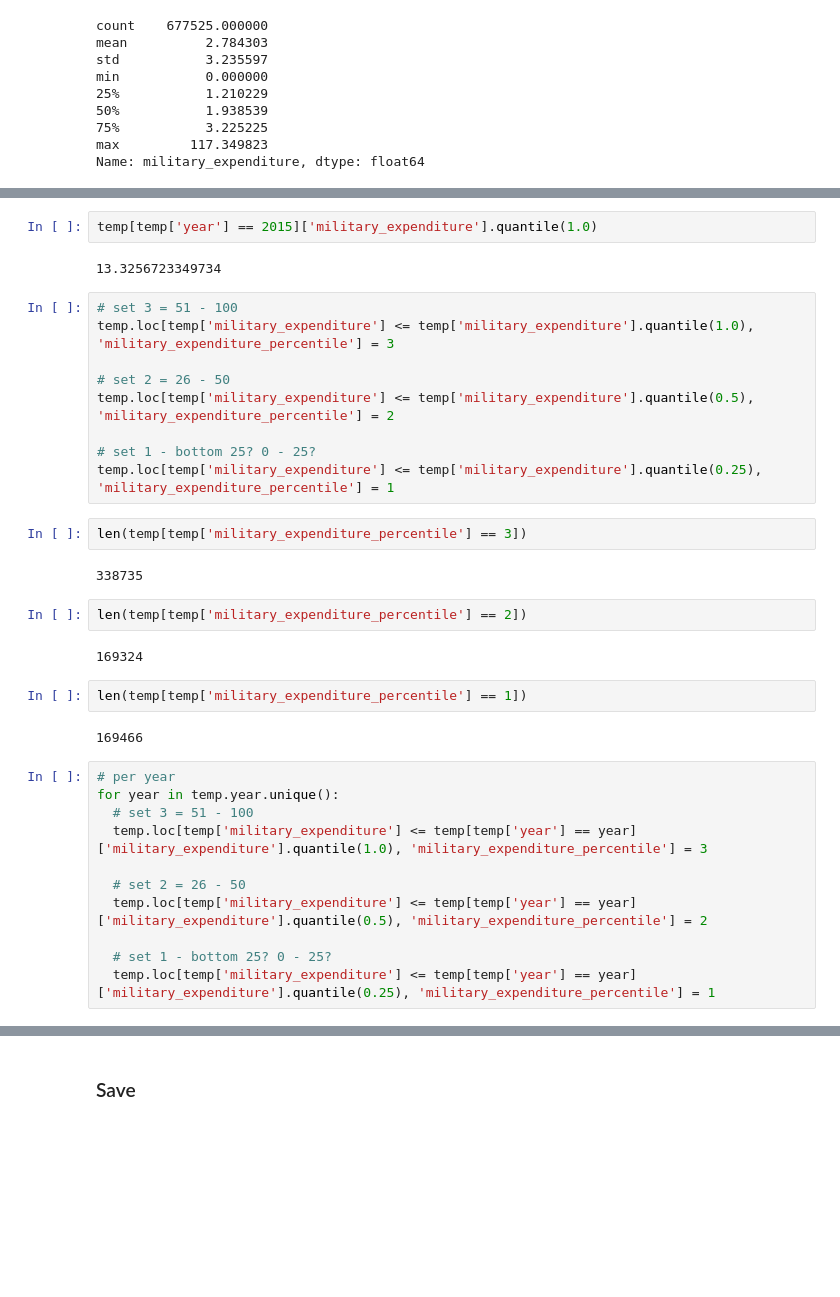
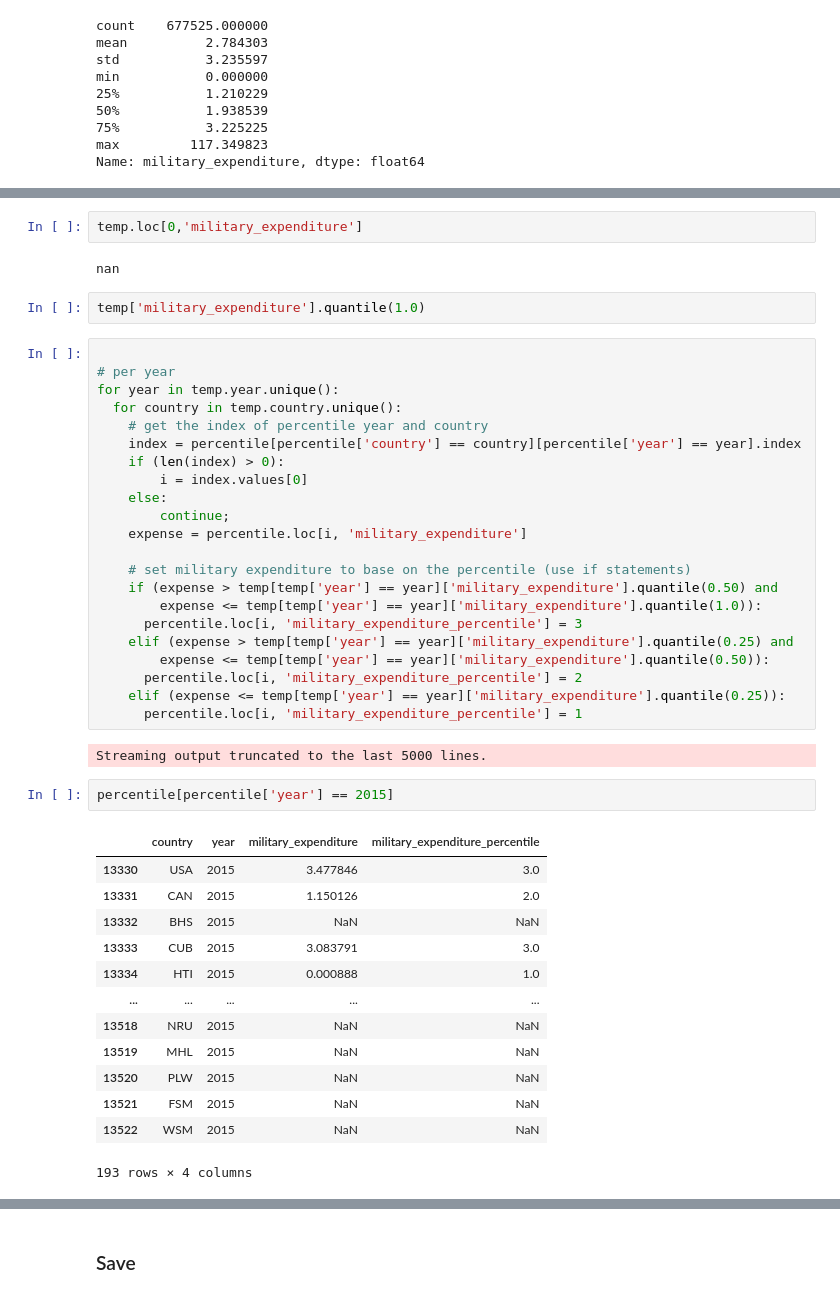
Before and after one commit to lauren-kirsh/Diversity-and-Respresentation-in-UN-Voting, a Jupyter notebook: notebook/UN_data_NU_DI.ipynb, the cells around one changed output, grey strips where cells are left out. Saved outputs shown, nothing was run; the diff lists cells and outputs as text; blank space fills up the shorter version.

```diff
--- a/notebook/UN_data_NU_DI.ipynb
+++ b/notebook/UN_data_NU_DI.ipynb
@@ -407,36 +421,46 @@ Name: military_expenditure, dtype: float64
+# %%
+temp.loc[0,'military_expenditure']
+# %% [output]
+nan
 # %%
-temp[temp['year'] == 2015]['military_expenditure'].quantile(1.0)
+temp['military_expenditure'].quantile(1.0)
-# %% [output]
-13.3256723349734
-# %%
-# set 3 = 51 - 100
-temp.loc[temp['military_expenditure'] <= temp['military_expenditure'].quantile(1.0), 'military_expenditure_percentile'] = 3
-
-# set 2 = 26 - 50
-temp.loc[temp['military_expenditure'] <= temp['military_expenditure'].quantile(0.5), 'military_expenditure_percentile'] = 2
-
-# set 1 - bottom 25? 0 - 25?
-temp.loc[temp['military_expenditure'] <= temp['military_expenditure'].quantile(0.25), 'military_expenditure_percentile'] = 1
-# %%
-len(temp[temp['military_expenditure_percentile'] == 3])
-# %% [output]
-338735
-# %%
-len(temp[temp['military_expenditure_percentile'] == 2])
-# %% [output]
-169324
-# %%
-len(temp[temp['military_expenditure_percentile'] == 1])
-# %% [output]
-169466
-# %%
-# per year
-for year in temp.year.unique():
-  # set 3 = 51 - 100
-  temp.loc[temp['military_expenditure'] <= temp[temp['year'] == year]['military_expenditure'].quantile(1.0), 'military_expenditure_percentile'] = 3
-
-  # set 2 = 26 - 50
-  temp.loc[temp['military_expenditure'] <= temp[temp['year'] == year]['military_expenditure'].quantile(0.5), 'military_expenditure_percentile'] = 2
-
-  # set 1 - bottom 25? 0 - 25?
-  temp.loc[temp['military_expenditure'] <= temp[temp['year'] == year]['military_expenditure'].quantile(0.25), 'military_expenditure_percentile'] = 1
+# %%
+
+# per year
+for year in temp.year.unique():
+  for country in temp.country.unique():
+    # get the index of percentile year and country
+    index = percentile[percentile['country'] == country][percentile['year'] == year].index
+    if (len(index) > 0):
+        i = index.values[0]
+    else:
+        continue;
+    expense = percentile.loc[i, 'military_expenditure']
+
+    # set military expenditure to base on the percentile (use if statements)
+    if (expense > temp[temp['year'] == year]['military_expenditure'].quantile(0.50) and
+        expense <= temp[temp['year'] == year]['military_expenditure'].quantile(1.0)):
+      percentile.loc[i, 'military_expenditure_percentile'] = 3
+    elif (expense > temp[temp['year'] == year]['military_expenditure'].quantile(0.25) and
+        expense <= temp[temp['year'] == year]['military_expenditure'].quantile(0.50)):
+      percentile.loc[i, 'military_expenditure_percentile'] = 2
+    elif (expense <= temp[temp['year'] == year]['military_expenditure'].quantile(0.25)):
+      percentile.loc[i, 'military_expenditure_percentile'] = 1
+# %% [output]
+Streaming output truncated to the last 5000 lines.
+# %%
+percentile[percentile['year'] == 2015]
+# %% [output]
+|  | country | year | military_expenditure | military_expenditure_percentile |
+| 13330 | USA | 2015 | 3.477846 | 3.0 |
+| 13331 | CAN | 2015 | 1.150126 | 2.0 |
+| 13332 | BHS | 2015 | NaN | NaN |
+| 13333 | CUB | 2015 | 3.083791 | 3.0 |
+| 13334 | HTI | 2015 | 0.000888 | 1.0 |
+| ... | ... | ... | ... | ... |
+| 13518 | NRU | 2015 | NaN | NaN |
+| 13519 | MHL | 2015 | NaN | NaN |
+| 13520 | PLW | 2015 | NaN | NaN |
+| 13521 | FSM | 2015 | NaN | NaN |
+| 13522 | WSM | 2015 | NaN | NaN |
+193 rows × 4 columns
```
Also changed, not shown: parts of 9 cells of this notebook, 1 other file.
